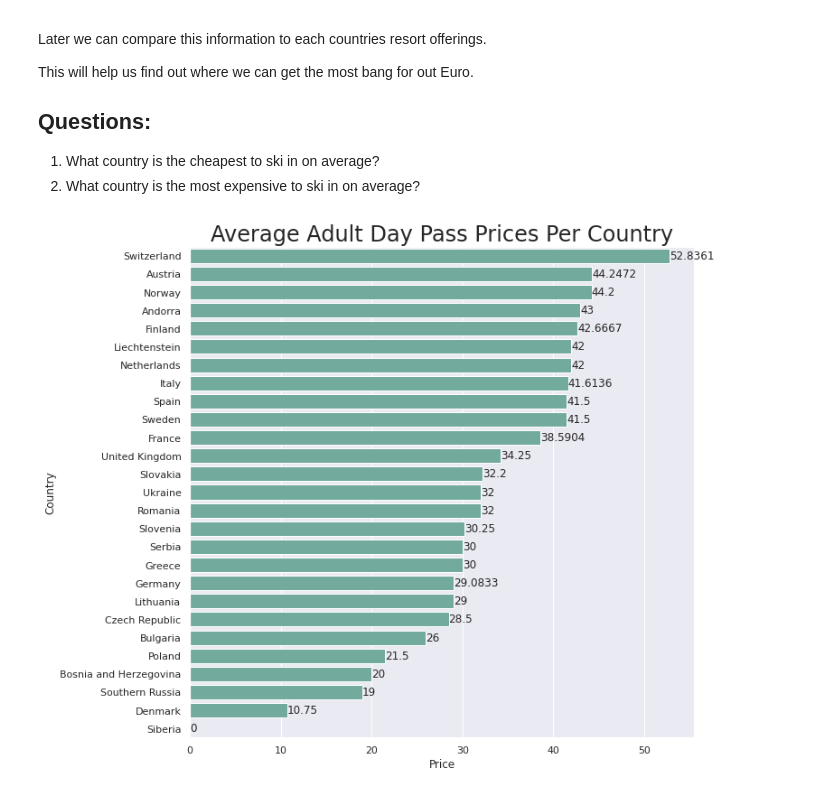
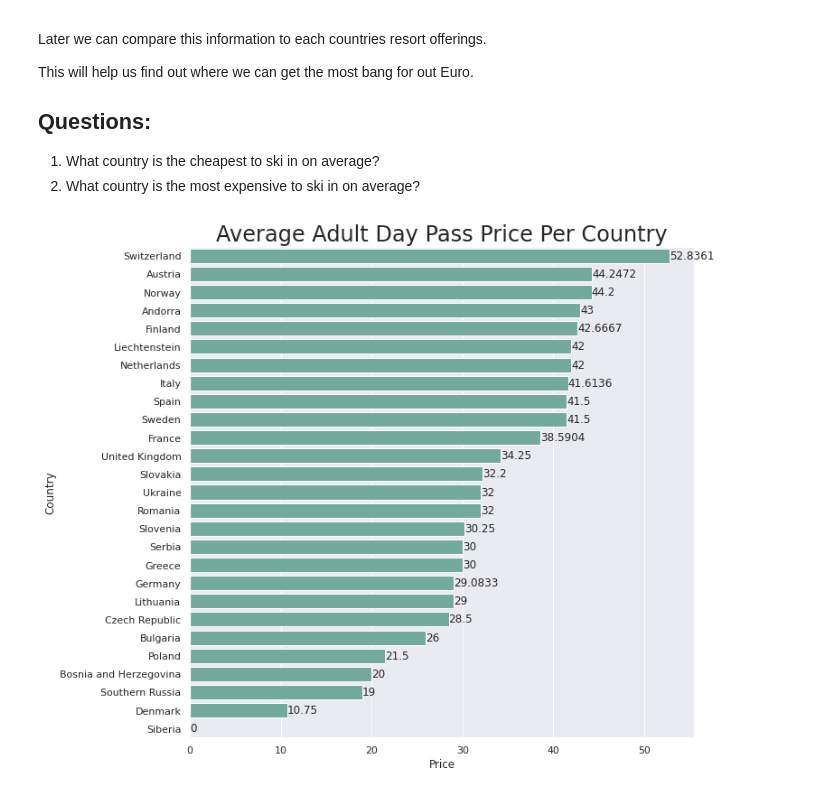
Before and after one commit to nembdev/python_portfolio, a Jupyter notebook: Data Analysis Projects/European Ski Resorts(Pandas)/European Ski Resorts ll.ipynb, the cells around one changed output. Saved outputs shown, nothing was run; the diff lists cells and outputs as text; code cells hidden in the pictures.

```diff
--- a/Data Analysis Projects/European Ski Resorts(Pandas)/European Ski Resorts ll.ipynb
+++ b/Data Analysis Projects/European Ski Resorts(Pandas)/European Ski Resorts ll.ipynb
@@ -331,32 +331,32 @@ for country in countries:
     # calculate the the mean
     mean = country_row['daypass_price_adult'].mean()
 
     # add the min to our results
     avg_price_by_country[country] = mean
 
 # sorted price
 avg_price_by_country = sorted(avg_price_by_country.items(), key=lambda x:x[1], reverse=True)
 
 # convert and verify
 price_country = pd.DataFrame.from_dict(avg_price_by_country)
 price_country.columns = ["Country", "Price"]
 # price_country
 
 
 # seaborn visual
 # container, plot
 fig, ax = plt.subplots()
 
 # bar graph
 ax = sns.barplot(ax=ax, x=price_country["Price"],
             y=price_country["Country"],
             data=price_country,
             color='#69b3a2')
 
-ax.set_title("Average Adult Day Pass Prices Per Country", size= 24)
+ax.set_title("Average Adult Day Pass Price Per Country", size= 24)
 
 # add values
 for i in ax.containers:
     ax.bar_label(i,)
 # %% [output]
-[figure, old version]
+[figure, new version]
```
Also changed, not shown: parts of 1 cell of this notebook.
